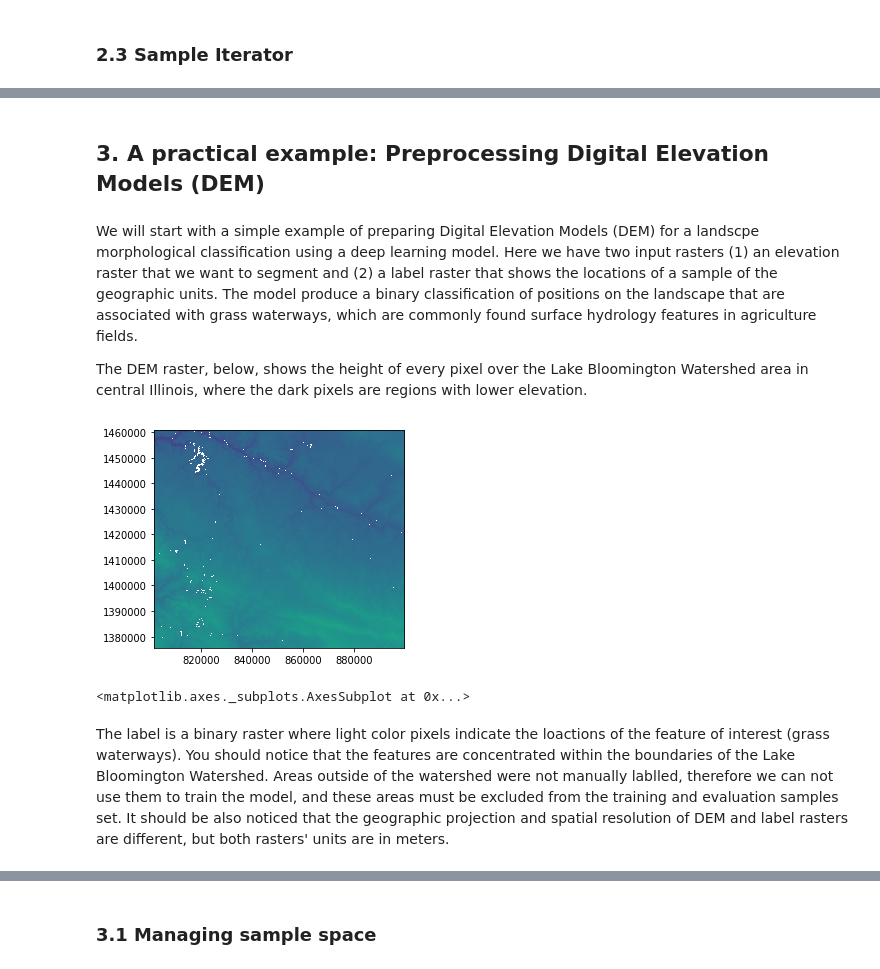
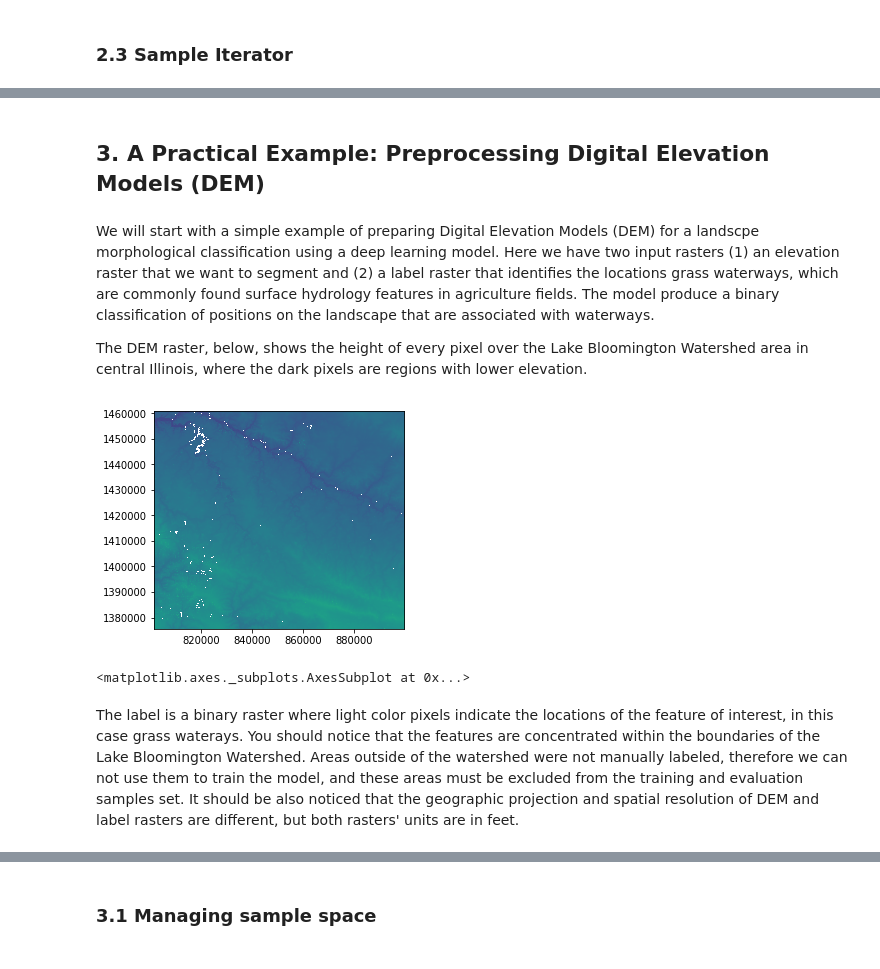
Before and after one commit to nredick/keras-spatial, a Jupyter notebook: examples/ks-preprocess-dem.ipynb, the cells around one changed output, grey strips where cells are left out. Saved outputs shown, nothing was run; the diff lists cells and outputs as text; code cells hidden in the pictures.

```diff
--- a/examples/ks-preprocess-dem.ipynb
+++ b/examples/ks-preprocess-dem.ipynb
@@ -80,19 +89,15 @@ The SDG class includes a callback mechanism to enable on-the-fly data augmentati
 # %% [markdown]
-## 3. A practical example: Preprocessing Digital Elevation Models (DEM)
+## 3. A Practical Example: Preprocessing Digital Elevation Models (DEM)
 # %% [markdown]
-We will start with a simple example of preparing Digital Elevation Models (DEM) for a landscpe morphological classification using a deep learning model. Here we have two input rasters (1) an elevation raster that we want to segment and (2) a label raster that shows the locations of a sample of the geographic units. The model produce a binary classification of positions on the landscape that are associated with grass waterways, which are commonly found surface hydrology features in agriculture fields.
+We will start with a simple example of preparing Digital Elevation Models (DEM) for a landscpe morphological classification using a deep learning model. Here we have two input rasters (1) an elevation raster that we want to segment and (2) a label raster that identifies the locations grass waterways, which are commonly found surface hydrology features in agriculture fields. The model produce a binary classification of positions on the landscape that are associated with waterways.
 
 The DEM raster, below, shows the height of every pixel over the Lake Bloomington Watershed area in central Illinois, where the dark pixels are regions with lower elevation.
-# %%
-import rasterio
-from rasterio.plot import show
-
-dem_path = '/home/kv64/main/projects/proj_keras_spatial/data/mclean_roi.tif'
-
-dem = rasterio.open(dem_path)
-show(dem)
-# %% [output]
-[figure, removed]
-<matplotlib.axes._subplots.AxesSubplot at 0x...>
+# %%
+dem_path = 'http://lidar.ncsa.illinois.edu:9000/test/mclean_roi.tif'
+dem = SpatialDataGenerator(source=dem_path)
+show(dem.src)
+# %% [output]
+[figure, added]
+<matplotlib.axes._subplots.AxesSubplot at 0x...>
 # %% [markdown]
-The label is a binary raster where light color pixels indicate the loactions of the feature of interest (grass waterways). You should notice that the features are concentrated within the boundaries of the Lake Bloomington Watershed. Areas outside of the watershed were not manually lablled, therefore we can not use them to train the model, and these areas must be excluded from the training and evaluation samples set. It should be also noticed that the geographic projection and spatial resolution of DEM and label rasters are different, but both rasters' units are in meters.
+The label is a binary raster where light color pixels indicate the locations of the feature of interest, in this case grass waterays. You should notice that the features are concentrated within the boundaries of the Lake Bloomington Watershed. Areas outside of the watershed were not manually labeled, therefore we can not use them to train the model, and these areas must be excluded from the training and evaluation samples set. It should be also noticed that the geographic projection and spatial resolution of DEM and label rasters are different, but both rasters' units are in feet.
```
Also changed, not shown: parts of 30 cells of this notebook.
